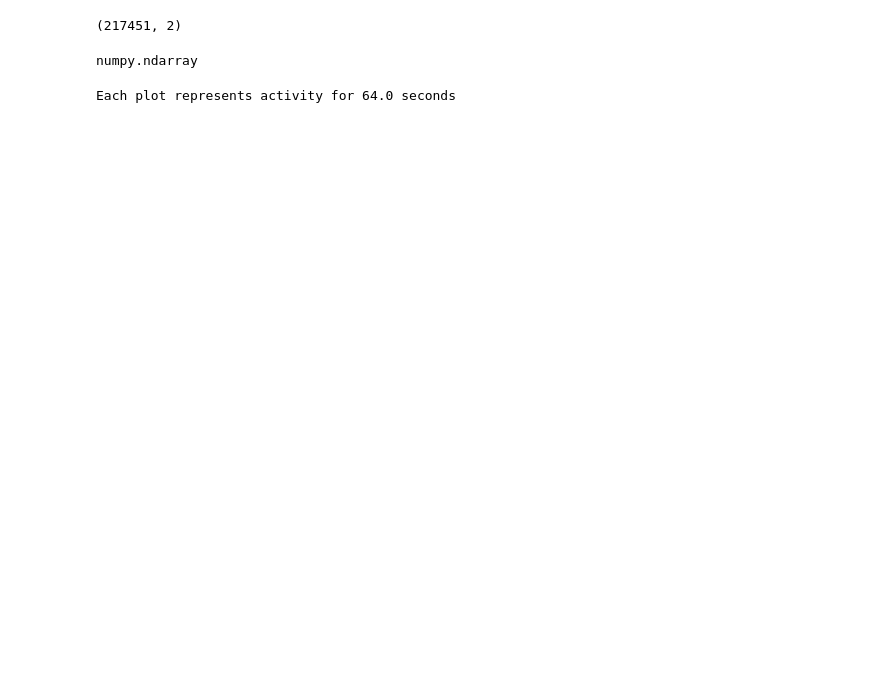
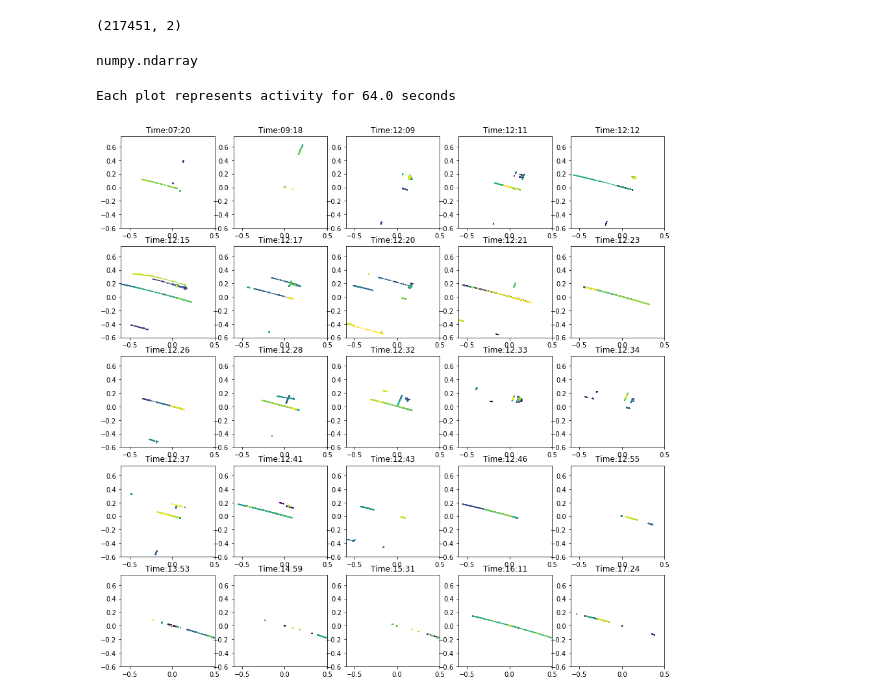
Before and after one commit to yihanhu97/SoundMapping-ODAS, a Jupyter notebook: postprocessing/ProcPCA.ipynb, the cells around one changed output. Drawn from its saved outputs; the diff is of its cells as text; code cells hidden in the pictures; blank space fills up the shorter version.

Commit message:
modified ProcPCA to improve plots

```diff
--- a/postprocessing/ProcPCA.ipynb
+++ b/postprocessing/ProcPCA.ipynb
@@ -79,7 +79,7 @@ for j in range(n): # for each data point
 #   for d2 in range(d):
 #     Sout[d1,d2,:]
 
-cov = outters/n # calculating covariance matrix
+cov_ = outters/n # calculating covariance matrix
 SCM=np.nanmean(Sout,axis=2) # calculating the mean slice - this should also be the covariance matrix
 # %%
 SCMstd=np.nanstd(Sout,axis=2) # calculating the standard deviation
@@ -106,7 +106,7 @@ print(SCMstd)
 # %%
 SCMfinite=np.sum(np.isfinite(Sout),axis=2)/n
 #eigen values
-eigen_values, eigen_vectors = LA.eig(cov)
+eigen_values, eigen_vectors = LA.eig(cov_)
 eigen_valuesSCM, eigen_vectorsSCM = LA.eig(SCM)
 # %%
 eigen_values
@@ -161,19 +161,20 @@ righty = 0.75
 # %%
 figure(figsize=[15,15])
 Length=8000
 print("Each plot represents activity for " + str(8000 * 0.008) + " seconds")
 i=1
 for T1 in range(0,data.shape[0],Length):
     subplot(5,5,i)
 #     print(data_with_time[T1,12])
 #     print(datetime.datetime.fromtimestamp(data_with_time[T1,12]))
     plt.title(str("Time:")+str(datetime.datetime.fromtimestamp(data_with_time[T1,12]))[11:16])
     scatter(data_proj_ev1[T1:T1+Length,0], data_proj_ev1[T1:T1+Length,1],marker='.',s=1,c=np.arange(T1,T1+Length))
 
-#     plt.xlim(leftx,rightx)
-#     plt.ylim(lefty,righty)
+    plt.xlim(leftx,rightx)
+    plt.ylim(lefty,righty)
     i=i+1
     if (i>25):
         break
 # %% [output]
 Each plot represents activity for 64.0 seconds
+[figure, added]
```
Also changed, not shown: parts of 2 cells of this notebook, 4 other files.
